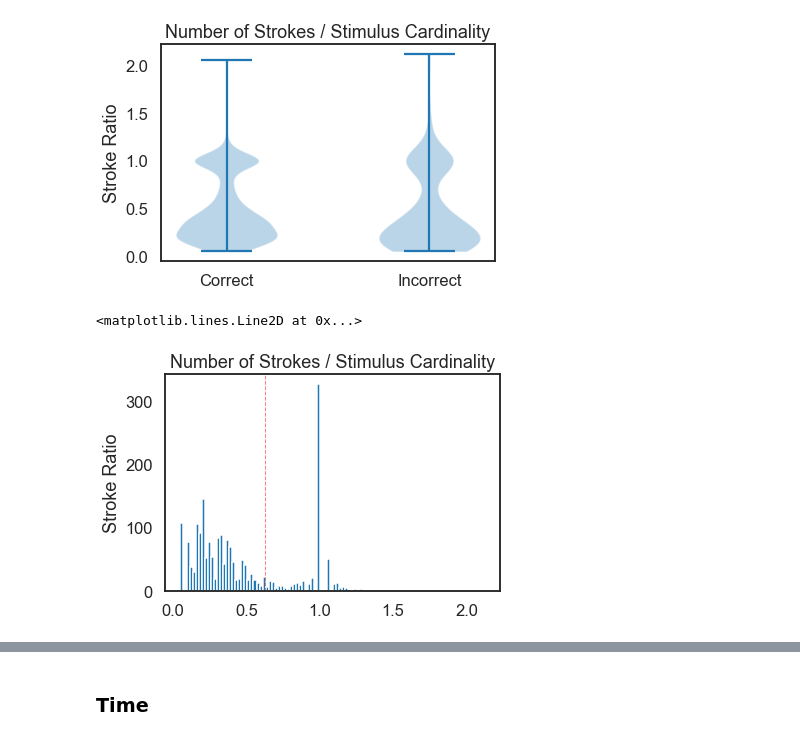
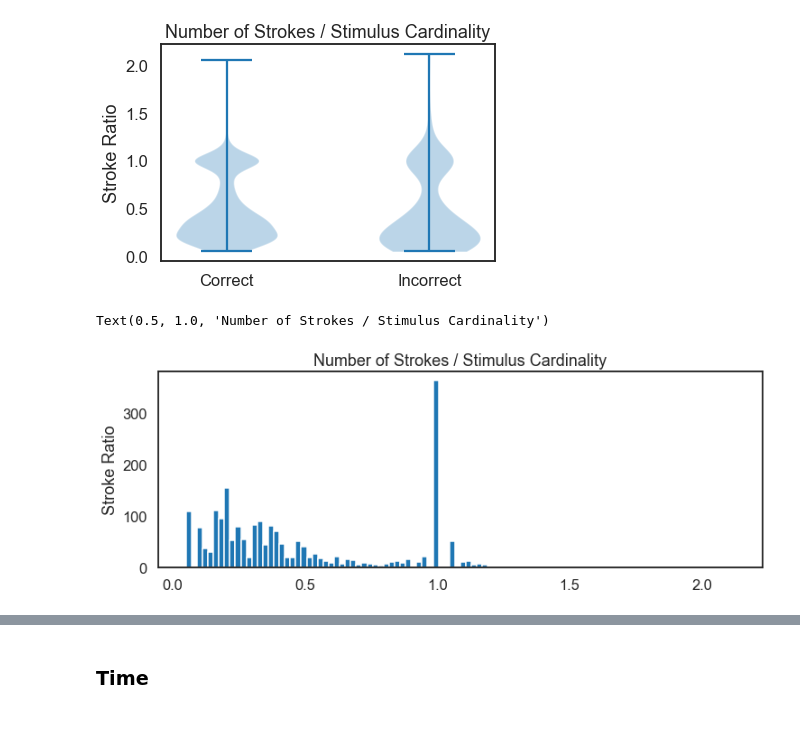
Before and after one commit to cogtoolslab/improvised_numerals, a Jupyter notebook: analysis/iternum2_analysis.ipynb, the cells around one changed output, grey strips where cells are left out. Drawn from its saved outputs; the diff is of its cells as text; code cells hidden in the pictures.

```diff
--- a/analysis/iternum2_analysis.ipynb
+++ b/analysis/iternum2_analysis.ipynb
@@ -935,17 +956,17 @@ Text(0.5, 1.0, 'Number of Strokes / Stimulus Cardinality')
 [figure]
 [figure]
 # %%
-fig, axes = plt.subplots()
+fig, axes = plt.subplots(figsize=(12,4))
 X = np.array([x for x in D["strokeRatio"].values if str(x) != 'nan'])
 axes.hist(X,bins=100)
 
 # axes.set_xticklabels(['','Correct','','Incorrect'])
 axes.set_ylabel("Stroke Ratio")
 axes.set_title("Number of Strokes / Stimulus Cardinality")
-axes.axvline(x=0.62838291,c='r',ls='--',alpha=.5,lw=1)
+# axes.axvline(x=0.62838291,c='r',ls='--',alpha=.5,lw=1)
 # %% [output]
-<matplotlib.lines.Line2D at 0x...>
+Text(0.5, 1.0, 'Number of Strokes / Stimulus Cardinality')
-[figure, old version]
+[figure, new version]
 # %%
 # want to mix two Gaussians to the above histogram and intersect them for a cutoff point
 # maybe try https://towardsdatascience.com/implement-expectation-maximization-em-algorithm-in-python-from-scratch-f1278d1b9137
```
Also changed, not shown: parts of 19 cells of this notebook, 4 other files.
